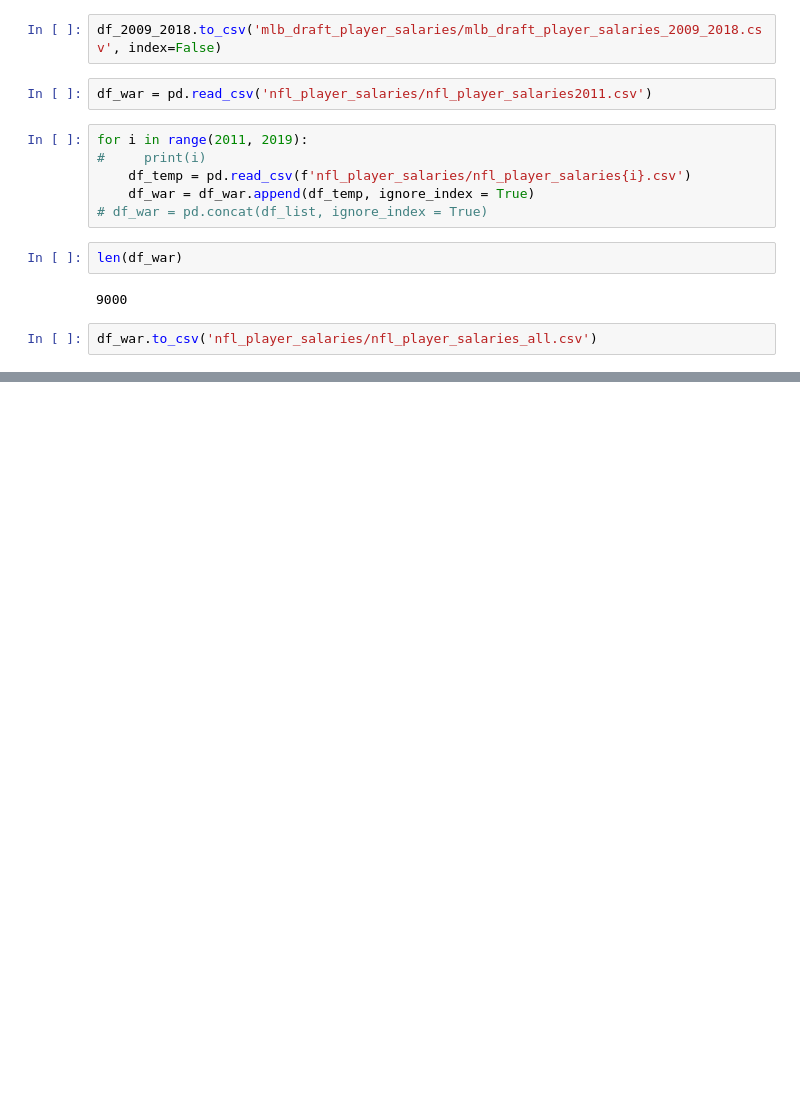
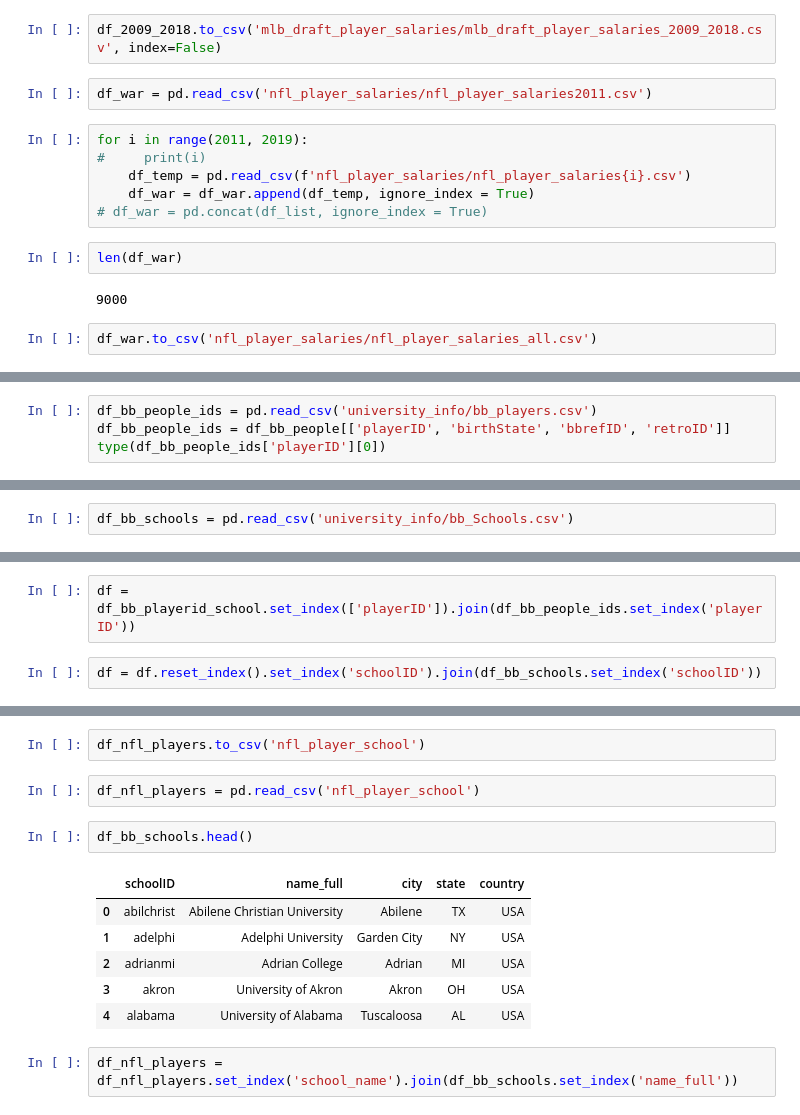
Before and after one commit to Axemen/Pro-Sports-Stats, a Jupyter notebook: libs/data_cleanup.ipynb, the cells around one changed output, grey strips where cells are left out. Drawn from its saved outputs; the diff is of its cells as text; blank space fills up the shorter version.

```diff
--- a/libs/data_cleanup.ipynb
+++ b/libs/data_cleanup.ipynb
@@ -37,0 +46,4 @@ df_war.to_csv('nfl_player_salaries/nfl_player_salaries_all.csv')
+# %%
+df_bb_people_ids = pd.read_csv('university_info/bb_players.csv')
+df_bb_people_ids = df_bb_people[['playerID', 'birthState', 'bbrefID', 'retroID']]
+type(df_bb_people_ids['playerID'][0])
@@ -37,0 +52,2 @@ df_war.to_csv('nfl_player_salaries/nfl_player_salaries_all.csv')
+# %%
+df_bb_schools = pd.read_csv('university_info/bb_Schools.csv')
@@ -37,0 +66,4 @@ df_war.to_csv('nfl_player_salaries/nfl_player_salaries_all.csv')
+# %%
+df = df_bb_playerid_school.set_index(['playerID']).join(df_bb_people_ids.set_index('playerID'))
+# %%
+df = df.reset_index().set_index('schoolID').join(df_bb_schools.set_index('schoolID'))
@@ -37,0 +117,15 @@ df_war.to_csv('nfl_player_salaries/nfl_player_salaries_all.csv')
+# %%
+df_nfl_players.to_csv('nfl_player_school')
+# %%
+df_nfl_players = pd.read_csv('nfl_player_school')
+# %%
+df_bb_schools.head()
+# %% [output]
+|  | schoolID | name_full | city | state | country |
+| 0 | abilchrist | Abilene Christian University | Abilene | TX | USA |
+| 1 | adelphi | Adelphi University | Garden City | NY | USA |
+| 2 | adrianmi | Adrian College | Adrian | MI | USA |
+| 3 | akron | University of Akron | Akron | OH | USA |
+| 4 | alabama | University of Alabama | Tuscaloosa | AL | USA |
+# %%
+df_nfl_players = df_nfl_players.set_index('school_name').join(df_bb_schools.set_index('name_full'))
```
Also changed, not shown: parts of 23 cells of this notebook, 5 other files.
